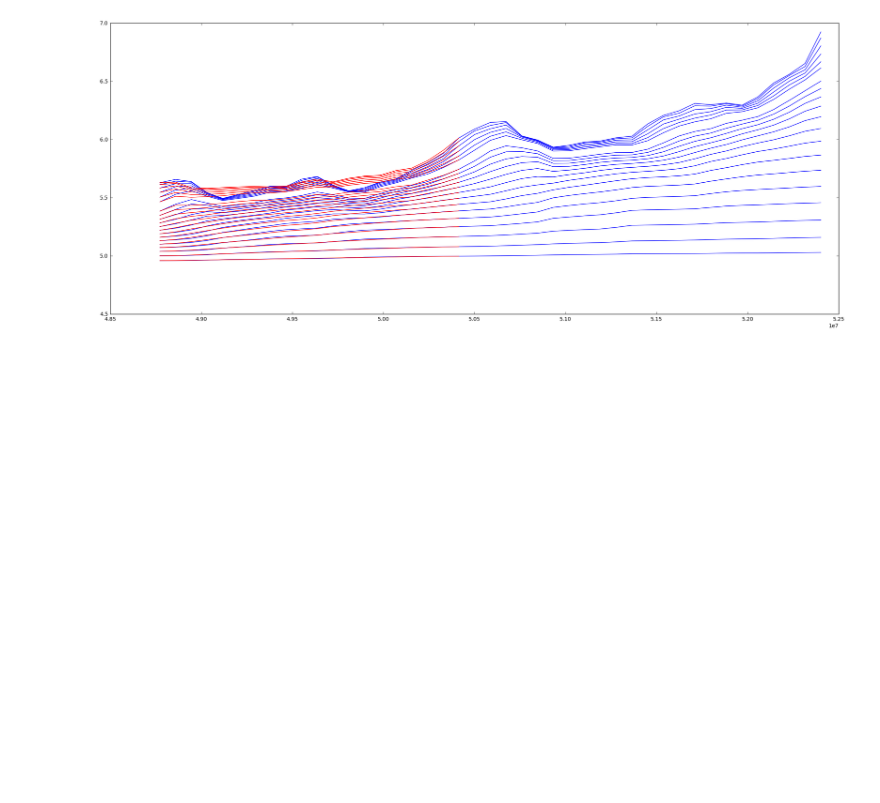
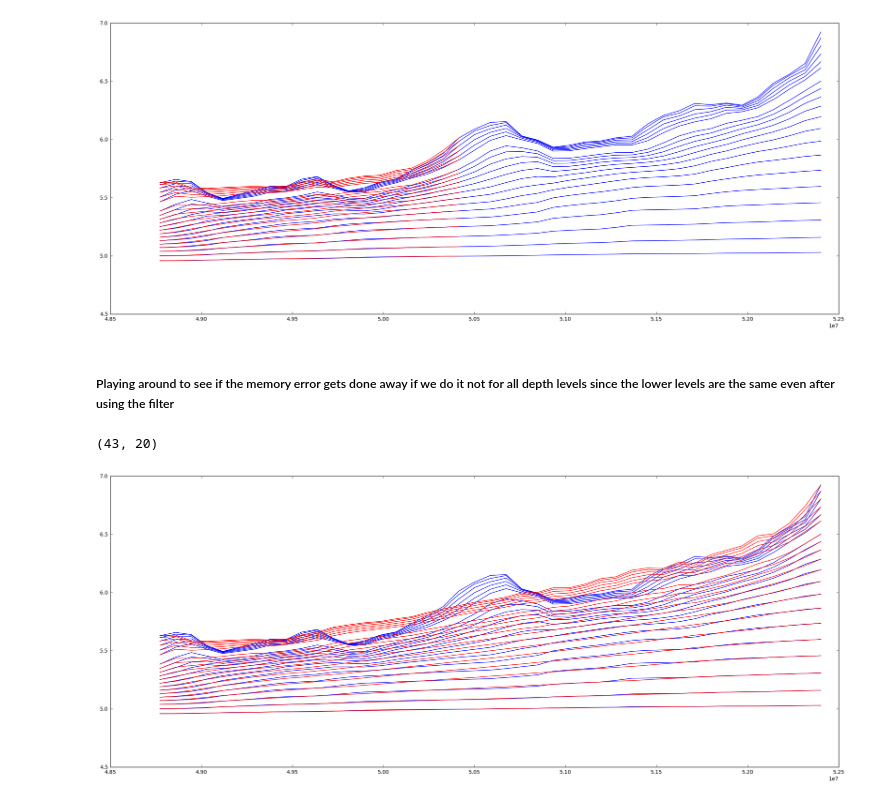
Before and after one commit to UBC-MOAD/wcvi, a Jupyter notebook: grid/Detiding.ipynb, the cells around one changed output. Cells and saved outputs as stored; diff of their text form; code cells hidden in the pictures; blank space fills up the shorter version.

Commit message:
Played around to see if the memory error gets removed if don't use doodson filter for all the depths

```diff
--- a/grid/Detiding.ipynb
+++ b/grid/Detiding.ipynb
@@ -237,3 +237,32 @@ plt.plot(time_JP_42[:20], filtered_t_mean_42[:,:20],'-r')
 plt.show()
 # %% [output]
 [figure]
+# %% [markdown]
+##### Playing around to see if the memory error gets done away if we do it not for all depth levels since the lower levels are the same even after using the filter
+# %%
+# Filter tides
+#variables = ['vozocrtx', 'vomecrty']  # Just the velocities
+#dims = ['depth']  # Just the horizontal currents
+#for variable in variables:
+#    for dim in dims:
+filtered_t_42_memory = tidetools.filter_timeseries(unfiltered_t_42[:,:20,...], method='doodson')
+# %%
+
+filtered_t_mean_42_memory = np.mean(filtered_t_42_memory, axis = (2,3))
+
+unfiltered_t_mean_42 = np.mean(unfiltered_t_42[:,:20,...], axis=(2,3))
+
+print(unfiltered_t_mean_42.shape)
+# %% [output]
+(43, 20)
+# %%
+fig, ax = plt.subplots(1, 1, figsize=(25, 10))
+
+plt.plot(time_JP_42, unfiltered_t_mean_42,'-b') #
+
+plt.plot(time_JP_42, filtered_t_mean_42_memory,'-r')
+
+
+plt.show()
+# %% [output]
+[figure, added]
```
